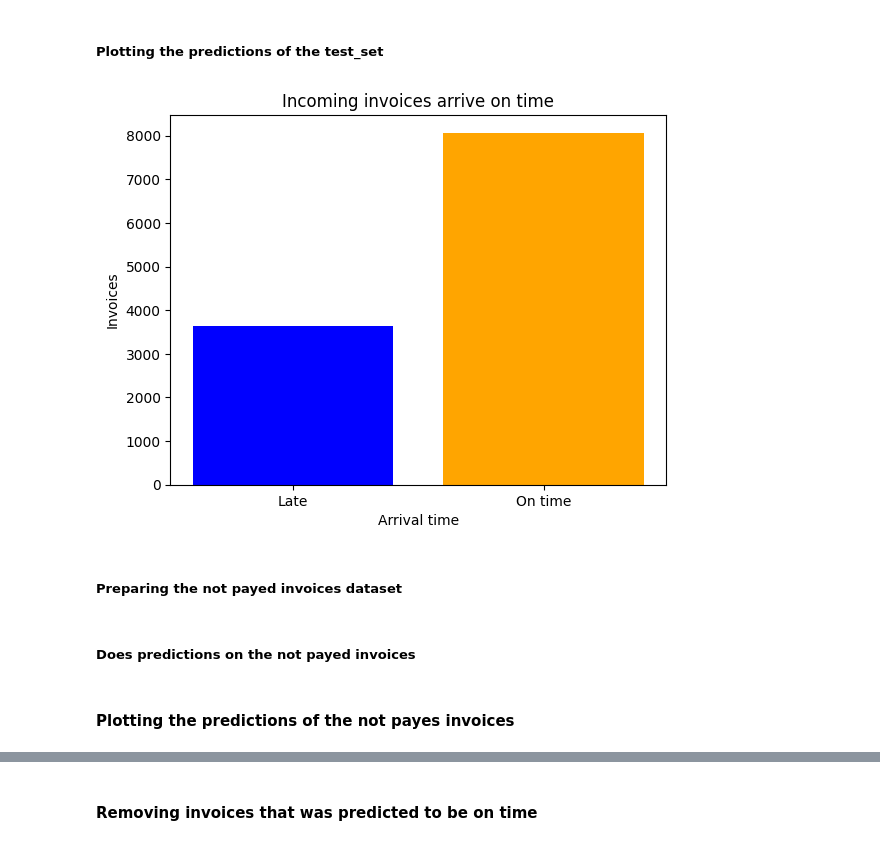
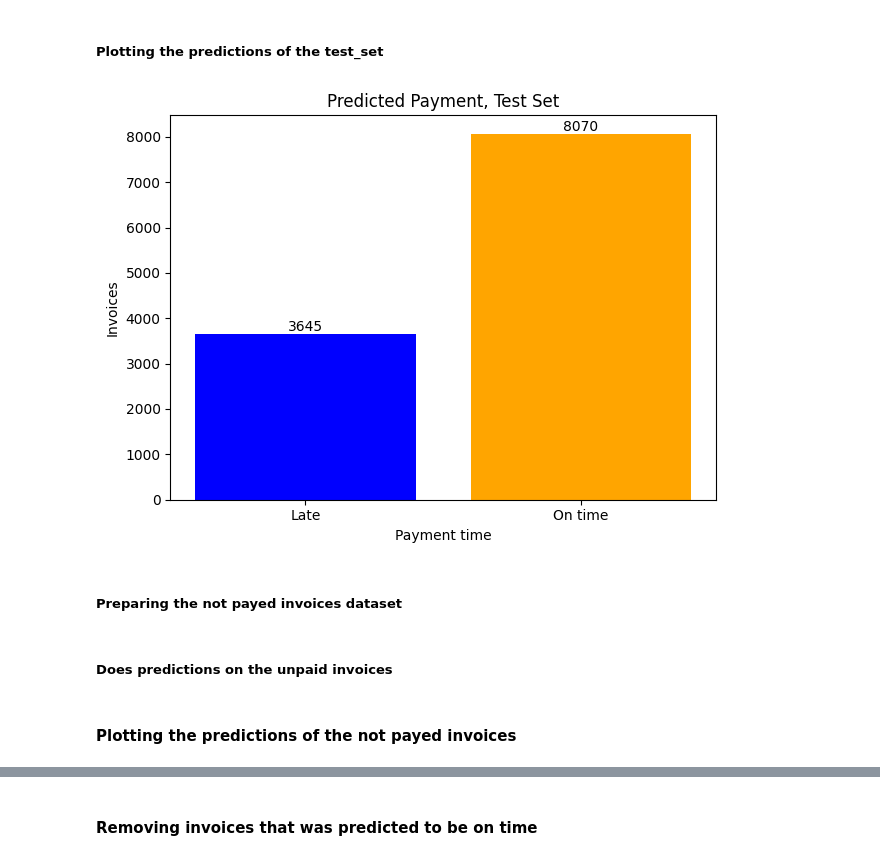
Before and after one commit to Remasproblemas/dv2599_project, a Jupyter notebook: main.ipynb, the cells around one changed output, grey strips where cells are left out. Cells and saved outputs as stored; diff of their text form; code cells hidden in the pictures.

```diff
--- a/main.ipynb
+++ b/main.ipynb
@@ -658,23 +659,29 @@ final_predictions = rfc_y_pred
 # %%
 count_0 = np.sum(final_predictions == 0)
 count_1 = np.sum(final_predictions == 1)
 
 # Data for the bar chart
 labels = ['Late', 'On time']
 counts = [count_0, count_1]
 
 # Create the bar chart
-plt.bar(labels, counts, color=['blue', 'orange'])
+bars =  plt.bar(labels, counts, color=['blue', 'orange'])
 
 # Add labels and title
-plt.xlabel('Arrival time')
+plt.xlabel('Payment time')
 plt.ylabel('Invoices')
-plt.title('Incoming invoices arrive on time')
+plt.title('Predicted Payment, Test Set')
 
-# Show the chart
+# Add value labels on top of the bars
+for bar in bars:
+    yval = bar.get_height()
+    plt.text(bar.get_x() + bar.get_width()/2, yval + 0.5, int(yval), ha='center', va='bottom')
+
+# Display the plot
+plt.tight_layout()
 plt.show()
 # %% [output]
-[figure, old version]
+[figure, new version]
 # %% [markdown]
 ##### Preparing the not payed invoices dataset
 # %%
@@ -698,13 +705,13 @@ scaled_values_test = scaler.fit_transform(df_predict_date[columns])
 for i, col in enumerate(columns):
     df_predict_date[f"{col}"] = scaled_values_test[:, i]
 # %% [markdown]
-##### Does predictions on the not payed invoices
+##### Does predictions on the unpaid invoices
 # %%
 # Predictions for true/false
 
 final_predictions_ontime = rfc.predict(df_predict_date)
 # %% [markdown]
-#### Plotting the predictions of the not payes invoices
+#### Plotting the predictions of the not payed invoices
 # %%
 count_0 = np.sum(final_predictions_ontime == 0)
 count_1 = np.sum(final_predictions_ontime == 1)
```
Also changed, not shown: parts of 11 cells of this notebook.
